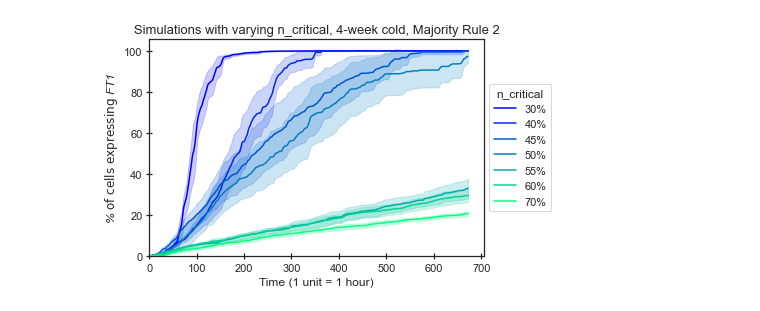
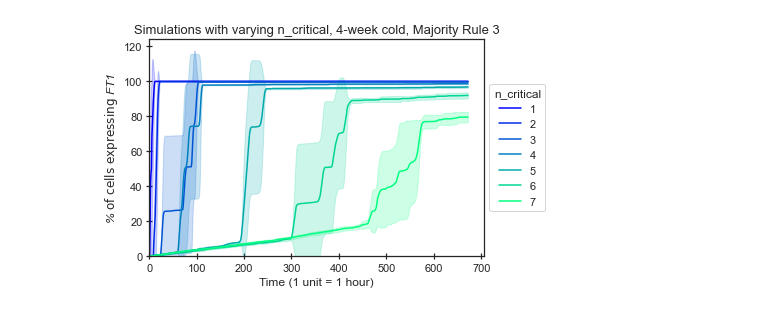
Before and after one commit to ELIFE-ASU/HFSP, a Jupyter notebook: hfsp_notebooks/hfsp_nb_MR2analysis.ipynb, the cells around one changed output. Saved outputs shown, nothing was run; the diff lists cells and outputs as text; code cells hidden in the pictures.

```diff
--- a/hfsp_notebooks/hfsp_nb_MR2analysis.ipynb
+++ b/hfsp_notebooks/hfsp_nb_MR2analysis.ipynb
@@ -9,17 +9,16 @@ import networkx as nx
 import pandas as pd
 import seaborn as sns
 # %%
-T_2d = hfsp.create_tissue("../inputs/2d_sam.csv", True)
-g = T_2d
+T_3d = hfsp.create_tissue("../inputs/3d_sam.csv", True)
+g = T_3d
 
 temp_sch_4wC = np.array([672])
 temp_sch_4wCW = np.array([20,4,20,4,20,4,20,4,20,4,20,4,20,4,20,4,20,4,20,4,20,4,20,4,20,4,20,4,20,4,20,4,20,4,
                           20,4,20,4,20,4,20,4,20,4,20,4,20,4,20,4,20,4,20,4,20,4,20,4,20,4,20,4,20,4,20,4,12])
 temp_sch = np.array([20])
 
-p_decay0 = 0
-p_decay = 0.00003
-p_cold = 0.0003
-p_warm = 0.03
-p_edge = 0.005
+p_decay = 0.00004
+p_cold = 0.0004
+p_warm = 0.015
+p_edge = 0.01
 # %%
@@ -55,40 +60,40 @@ cmap = plt.get_cmap('winter')
 colors = cmap(np.linspace(0,1,7)) #get 10 colors along the full range of hsv colormap
 
 sns.set()
 sns.set_style("white")
 fig, ax = plt.subplots()
 ax.set_ylabel(r"% $\rm{of\ cells\ expressing}$ FT1", font = "Arial", style = 'italic')
 ax.set_xlabel(r"Time (1 unit = 1 hour)", font = "Arial")
-ax.set_title(r"Simulations with varying n_critical, 4-week cold, Majority Rule 2", font = "Arial", fontsize = 13)
+ax.set_title(r"Simulations with varying n_critical, 4-week cold, Majority Rule 3", font = "Arial", fontsize = 13)
 
 
-ax.plot(df_MR2_30_4wC['time'], df_MR2_30_4wC['mean'], color = colors[0], label='30%')
+ax.plot(df_MR2_30_4wC['time'], df_MR2_30_4wC['mean'], color = colors[0], label= '1')
 ax.fill_between(df_MR2_30_4wC['time'], df_MR2_30_4wC['lower'], df_MR2_30_4wC['upper'], color = colors[0], alpha=0.2)
 
-ax.plot(df_MR2_40_4wC['time'], df_MR2_40_4wC['mean'], color = colors[1], label='40%')
+ax.plot(df_MR2_40_4wC['time'], df_MR2_40_4wC['mean'], color = colors[1], label='2')
 ax.fill_between(df_MR2_40_4wC['time'], df_MR2_40_4wC['lower'], df_MR2_40_4wC['upper'], color= colors[1], alpha=0.2)
 
-ax.plot(df_MR2_45_4wC['time'], df_MR2_45_4wC['mean'], color = colors[2], label='45%')
+ax.plot(df_MR2_45_4wC['time'], df_MR2_45_4wC['mean'], color = colors[2], label='3')
 ax.fill_between(df_MR2_45_4wC['time'], df_MR2_45_4wC['lower'], df_MR2_45_4wC['upper'], color= colors[2], alpha=0.2)
 
-ax.plot(df_MR2_50_4wC['time'], df_MR2_50_4wC['mean'], color = colors[3], label='50%')
+ax.plot(df_MR2_50_4wC['time'], df_MR2_50_4wC['mean'], color = colors[3], label='4')
 ax.fill_between(df_MR2_50_4wC['time'], df_MR2_50_4wC['lower'], df_MR2_50_4wC['upper'], color= colors[3], alpha=0.2)
 
-ax.plot(df_MR2_55_4wC['time'], df_MR2_55_4wC['mean'], color = colors[4], label='55%')
+ax.plot(df_MR2_55_4wC['time'], df_MR2_55_4wC['mean'], color = colors[4], label='5')
 ax.fill_between(df_MR2_55_4wC['time'], df_MR2_55_4wC['lower'], df_MR2_55_4wC['upper'], color= colors[4], alpha=0.2)
 
-ax.plot(df_MR2_60_4wC['time'], df_MR2_60_4wC['mean'], color = colors[5], label='60%')
+ax.plot(df_MR2_60_4wC['time'], df_MR2_60_4wC['mean'], color = colors[5], label='6')
 ax.fill_between(df_MR2_60_4wC['time'], df_MR2_60_4wC['lower'], df_MR2_60_4wC['upper'], color=colors[5], alpha=0.2)
 
-ax.plot(df_MR2_70_4wC['time'], df_MR2_70_4wC['mean'], color = colors[6], label='70%')
+ax.plot(df_MR2_70_4wC['time'], df_MR2_70_4wC['mean'], color = colors[6], label='7')
 ax.fill_between(df_MR2_70_4wC['time'], df_MR2_70_4wC['lower'], df_MR2_70_4wC['upper'], color = colors[6], alpha=0.2)
 
 
 ax.tick_params(bottom = True, left = True, direction="inout")
 ax.set_xlim(0,)
 ax.set_ylim(0,)
 ax.legend(title = "n_critical", loc='center left', bbox_to_anchor=(1, 0.5))
 plt.show()
-fig.savefig("hfsp_varying_n_critical_MR2_2D_4wC.png", dpi = 600, bbox_inches='tight')
+fig.savefig("hfsp_varying_n_critical_MR3_3D_4wC.png", dpi = 600, bbox_inches='tight')
 # %% [output]
-[figure, old version]
+[figure, new version]
```
Also changed, not shown: parts of 1 cell of this notebook, 16 other files.
